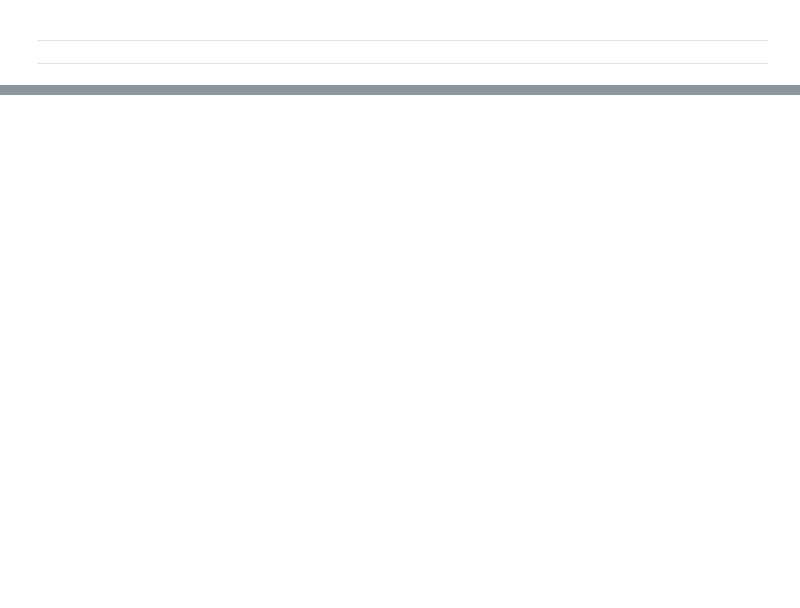
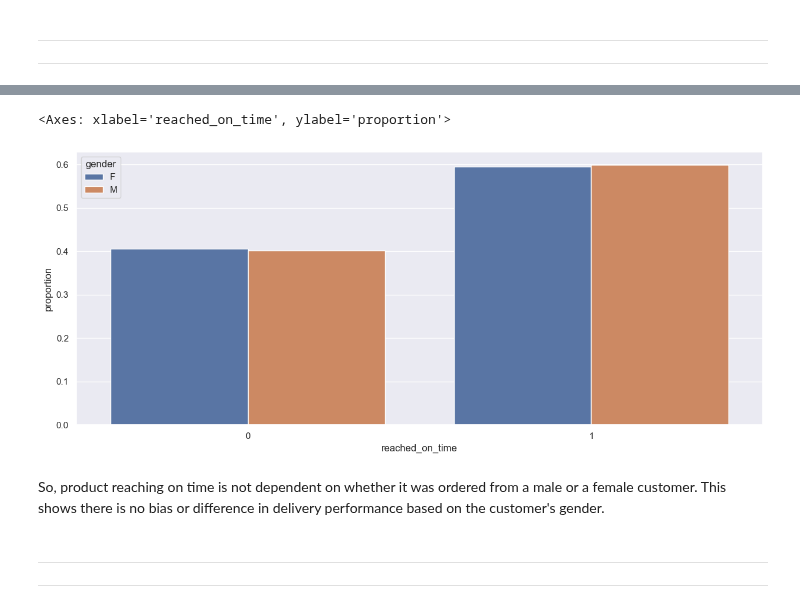
Before and after one commit to rajesh-coventry/Projects, a Jupyter notebook: 02_Data_Visuallization/05_E-Commerce_Shipping/01_Main_Drivers_of_Late_Deliveries.ipynb, the cells around one changed output, grey strips where cells are left out. Cells and saved outputs as stored; diff of their text form; code cells hidden in the pictures; blank space fills up the shorter version.

```diff
--- a/02_Data_Visuallization/05_E-Commerce_Shipping/01_Main_Drivers_of_Late_Deliveries.ipynb
+++ b/02_Data_Visuallization/05_E-Commerce_Shipping/01_Main_Drivers_of_Late_Deliveries.ipynb
@@ -344,0 +375,8 @@ This confirms to same conclusion: There is unusual relation between the `on_time
+# %%
+plt.figure(figsize=(15, 6))
+sns.set_theme(context="notebook", style="darkgrid", palette="deep")
+sns.boxplot(data=data6, x="reached_on_time", y="customer_care_calls", palette="deep")
+plt.title("Customer Care Calls and Delivery Status:", fontsize= 14, fontweight= "bold", loc= "center", color= "purple")
+plt.xlabel("Reached on Time")
+plt.ylabel("Customer Care Calls")
+plt.show()
@@ -344,0 +415,10 @@ This confirms to same conclusion: There is unusual relation between the `on_time
+# %%
+plt.figure(figsize=(15, 6))
+sns.set_theme(context="notebook", style="darkgrid", palette="deep")
+sns.boxplot(data=data, x="reached_on_time", y="cost_of_product", palette="deep", width=0.1)
+plt.title("Cost of Product and Delivery Status:", fontsize= 14, fontweight= "bold", loc= "center", color= "Red")
+plt.xlabel("Reached on Time", fontsize= 12, fontweight= "bold", color= "purple", loc= "center")
+plt.ylabel("Cost of Product", fontsize= 12, fontweight= "bold", color= "purple", loc= "center")
+plt.xticks(color= "gray", rotation= 0, fontsize= 12)
+plt.yticks(color= "gray", rotation= 0, fontsize= 12)
+plt.show()
@@ -344,0 +455,3 @@ This confirms to same conclusion: There is unusual relation between the `on_time
+# %%
+xx= data.groupby(by= "gender")["reached_on_time"].value_counts(normalize=True).reset_index()
+xx
@@ -344,0 +464,12 @@ This confirms to same conclusion: There is unusual relation between the `on_time
+# %%
+plt.figure(figsize=(15, 6))
+sns.set_theme(context="notebook", style="darkgrid", palette="deep")
+sns.barplot(data= xx, hue= "gender", y= "proportion", x= "reached_on_time", palette="deep")
+# %% [output]
+<Axes: xlabel='reached_on_time', ylabel='proportion'>
+[figure, added]
+# %% [markdown]
+So, product reaching on time is not dependent on whether it was ordered from a male or a female customer. This shows there is no bias or difference in delivery performance based on the customer's gender.
+# %% [markdown]
+----
+----
```
Also changed, not shown: parts of 26 cells of this notebook, 1 other file.
